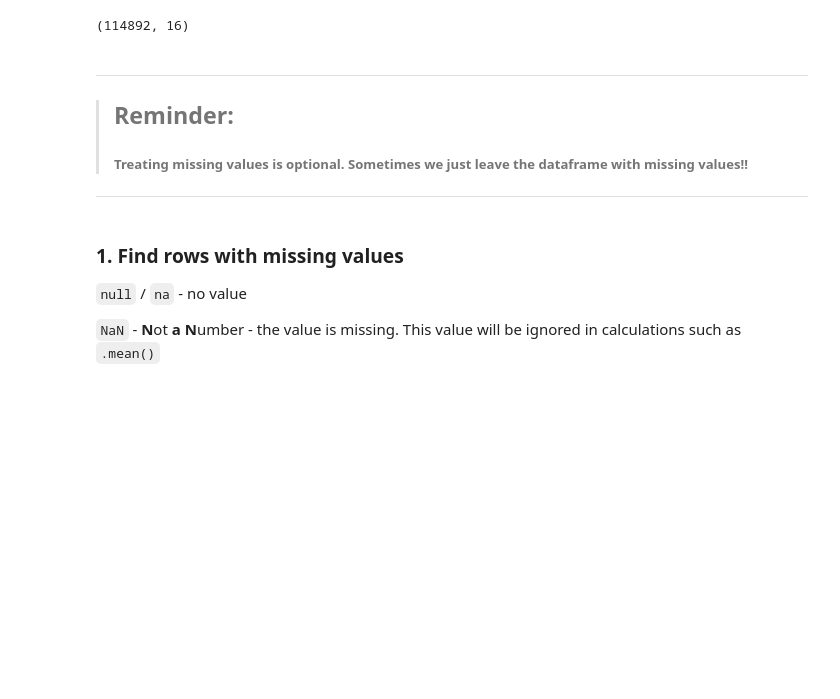
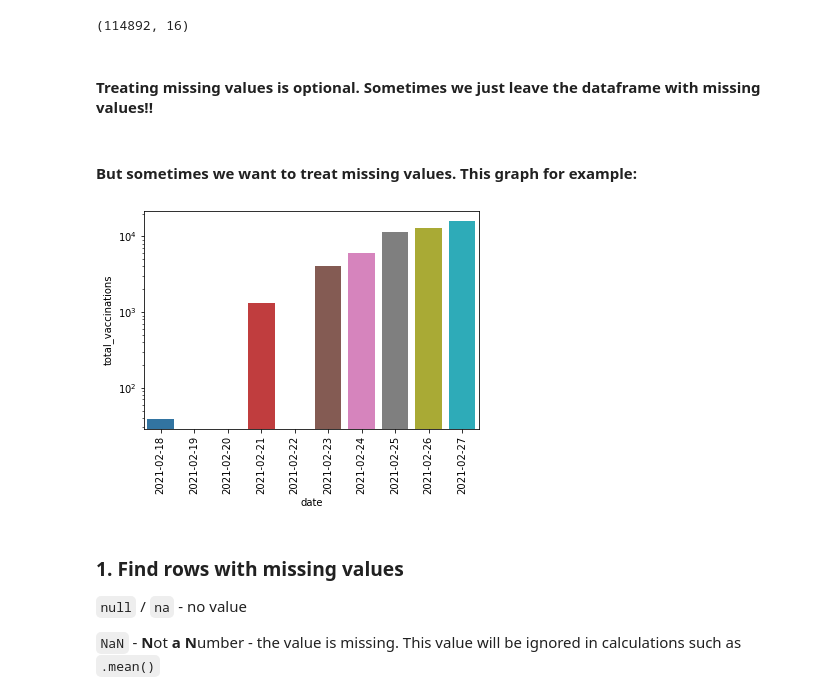
Before and after one commit to nlihin/data-analytics, a Jupyter notebook: unit3.ipynb, the cells around one changed output. Saved outputs shown, nothing was run; the diff lists cells and outputs as text; code cells hidden in the pictures; blank space fills up the shorter version.

```diff
--- a/unit3.ipynb
+++ b/unit3.ipynb
@@ -19,10 +19,20 @@ vacc_df.shape
 # %% [output]
 (114892, 16)
 # %% [markdown]
----
->## Reminder:
->##### Treating missing values is optional. Sometimes we just leave the dataframe with missing values!!
----
+#### Treating missing values is optional. Sometimes we just leave the dataframe with missing values!!
+# %%
+somedata = vacc_df.loc[(vacc_df.location == 'Zimbabwe')&(vacc_df.date < "2021-02-28") ]
+# %% [markdown]
+#### But sometimes we want to treat missing values. This graph for example:
+# %%
+import seaborn as sns
+import matplotlib.pyplot as plt
+ax = sns.barplot(x = "date", y = "total_vaccinations", data = somedata)
+ax.set_xticklabels(ax.get_xticklabels(),rotation=90)
+ax.set_yscale("log")
+plt.show()
+# %% [output]
+[figure, added]
 # %% [markdown]
 
 <a id='section1'></a>
```
Also changed, not shown: parts of 1 cell of this notebook.
